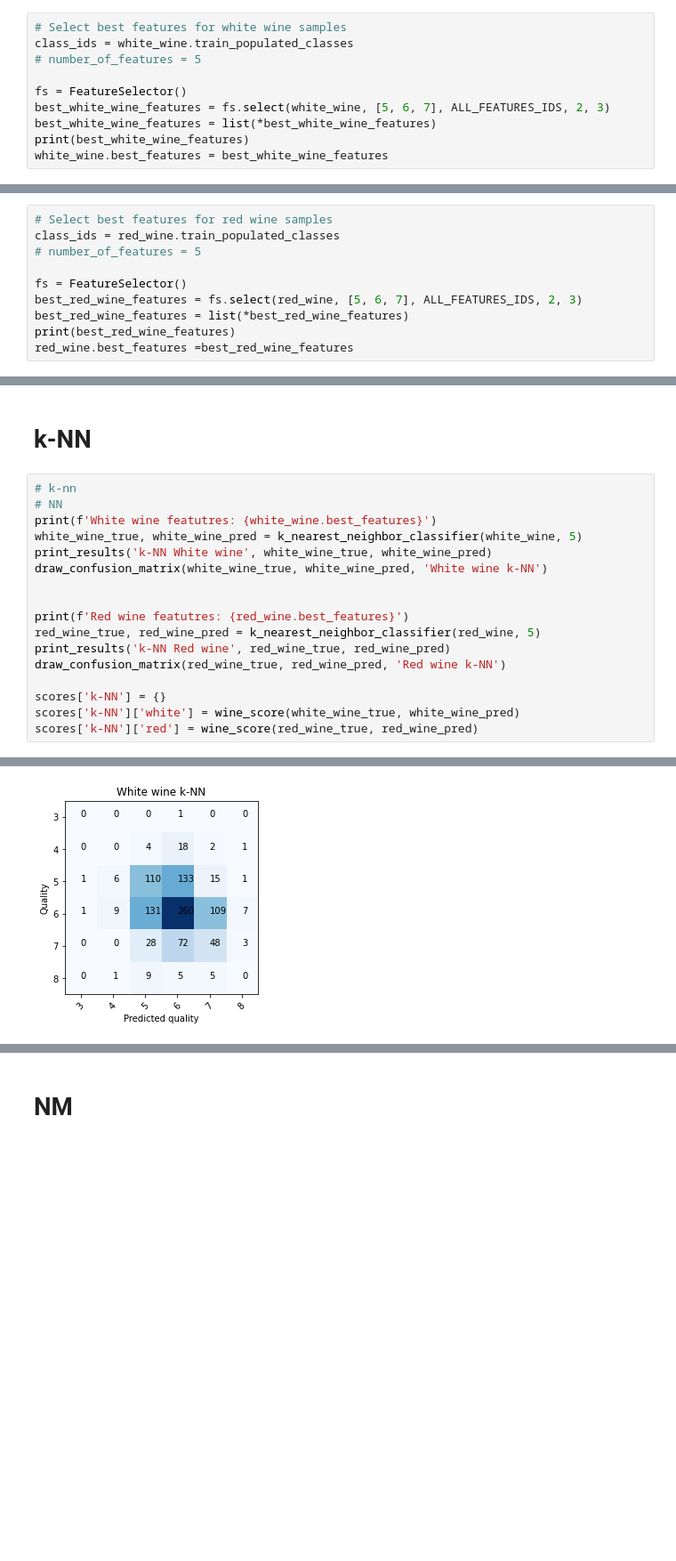
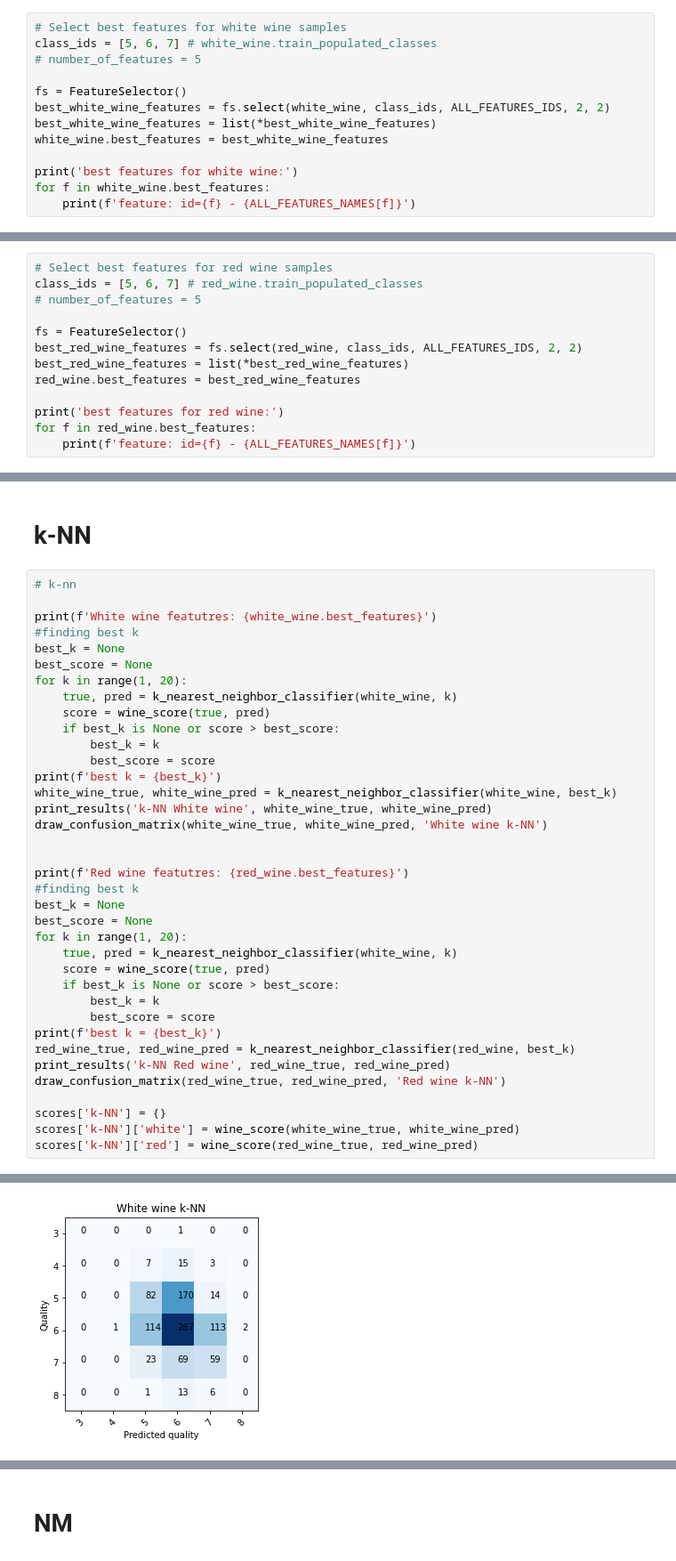
Before and after one commit to startled-cat/wine-quality-classification, a Jupyter notebook: projekt/wine.ipynb, the cells around one changed output, grey strips where cells are left out. Shown at 89% size. Cells and saved outputs as stored; diff of their text form; blank space fills up the shorter version.

```diff
--- a/projekt/wine.ipynb
+++ b/projekt/wine.ipynb
@@ -269,12 +280,15 @@ class FeatureSelector():
         return best_features
 # %%
 # Select best features for white wine samples
-class_ids = white_wine.train_populated_classes
+class_ids = [5, 6, 7] # white_wine.train_populated_classes
 # number_of_features = 5
 
 fs = FeatureSelector()
-best_white_wine_features = fs.select(white_wine, [5, 6, 7], ALL_FEATURES_IDS, 2, 3)
+best_white_wine_features = fs.select(white_wine, class_ids, ALL_FEATURES_IDS, 2, 2)
 best_white_wine_features = list(*best_white_wine_features)
-print(best_white_wine_features)
 white_wine.best_features = best_white_wine_features
+
+print('best features for white wine:')
+for f in white_wine.best_features:
+    print(f'feature: id={f} - {ALL_FEATURES_NAMES[f]}')
 # %% [output]
@@ -282,11 +298,14 @@ white_wine.best_features = best_white_wine_features
 # %%
 # Select best features for red wine samples
-class_ids = red_wine.train_populated_classes
+class_ids = [5, 6, 7] # red_wine.train_populated_classes
 # number_of_features = 5
 
 fs = FeatureSelector()
-best_red_wine_features = fs.select(red_wine, [5, 6, 7], ALL_FEATURES_IDS, 2, 3)
+best_red_wine_features = fs.select(red_wine, class_ids, ALL_FEATURES_IDS, 2, 2)
 best_red_wine_features = list(*best_red_wine_features)
-print(best_red_wine_features)
-red_wine.best_features =best_red_wine_features
+red_wine.best_features = best_red_wine_features
+
+print('best features for red wine:')
+for f in red_wine.best_features:
+    print(f'feature: id={f} - {ALL_FEATURES_NAMES[f]}')
 # %% [output]
@@ -514,15 +535,35 @@ Our Score:              63.28%
 # k-NN
 # %%
 # k-nn
-# NN
+
 print(f'White wine featutres: {white_wine.best_features}')
-white_wine_true, white_wine_pred = k_nearest_neighbor_classifier(white_wine, 5)
+#finding best k
+best_k = None
+best_score = None
+for k in range(1, 20):
+    true, pred = k_nearest_neighbor_classifier(white_wine, k)
+    score = wine_score(true, pred)
+    if best_k is None or score > best_score:
+        best_k = k
+        best_score = score
+print(f'best k = {best_k}')
+white_wine_true, white_wine_pred = k_nearest_neighbor_classifier(white_wine, best_k)
 print_results('k-NN White wine', white_wine_true, white_wine_pred)
 draw_confusion_matrix(white_wine_true, white_wine_pred, 'White wine k-NN')
 
 
 print(f'Red wine featutres: {red_wine.best_features}')
-red_wine_true, red_wine_pred = k_nearest_neighbor_classifier(red_wine, 5)
+#finding best k
+best_k = None
+best_score = None
+for k in range(1, 20):
+    true, pred = k_nearest_neighbor_classifier(white_wine, k)
+    score = wine_score(true, pred)
+    if best_k is None or score > best_score:
+        best_k = k
+        best_score = score
+print(f'best k = {best_k}')
+red_wine_true, red_wine_pred = k_nearest_neighbor_classifier(red_wine, best_k)
 print_results('k-NN Red wine', red_wine_true, red_wine_pred)
 draw_confusion_matrix(red_wine_true, red_wine_pred, 'Red wine k-NN')
 
@@ -539,2 +581,2 @@ Our Score:              66.28%
-[figure, old version]
+[figure, new version]
 Red wine featutres: [4, 10]
```
Also changed, not shown: parts of 6 cells of this notebook.
